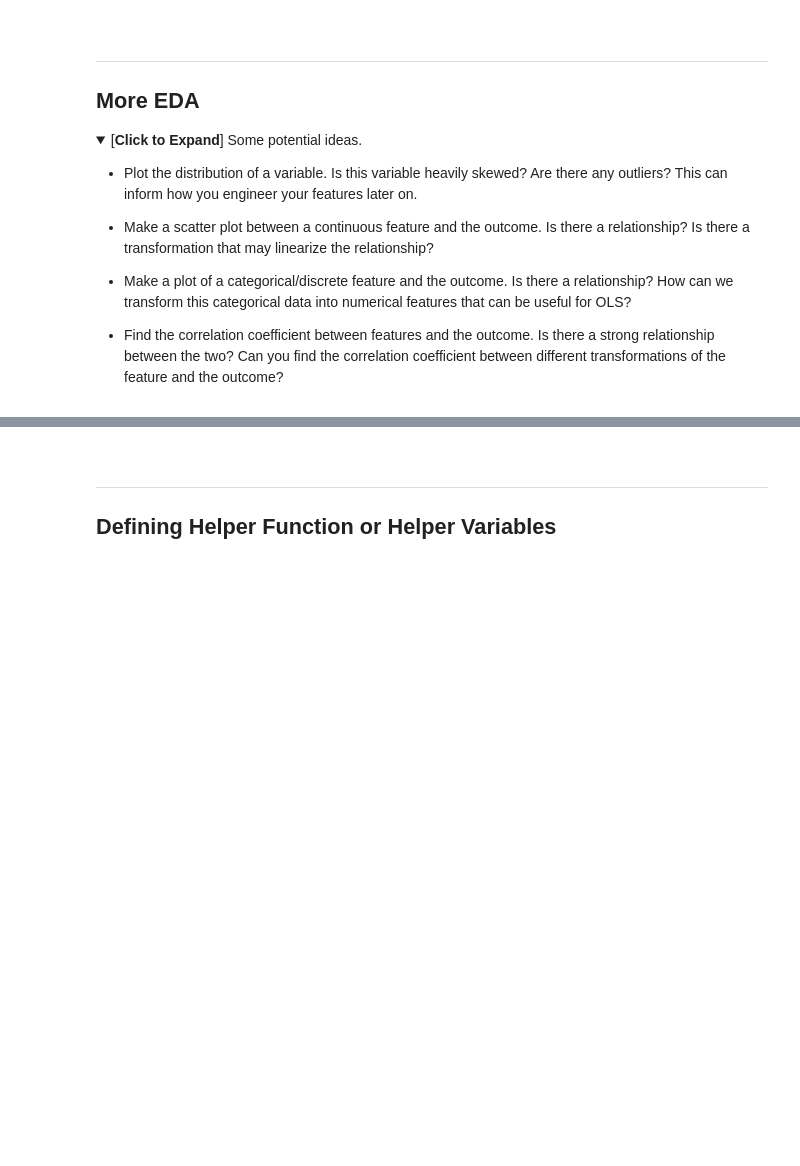
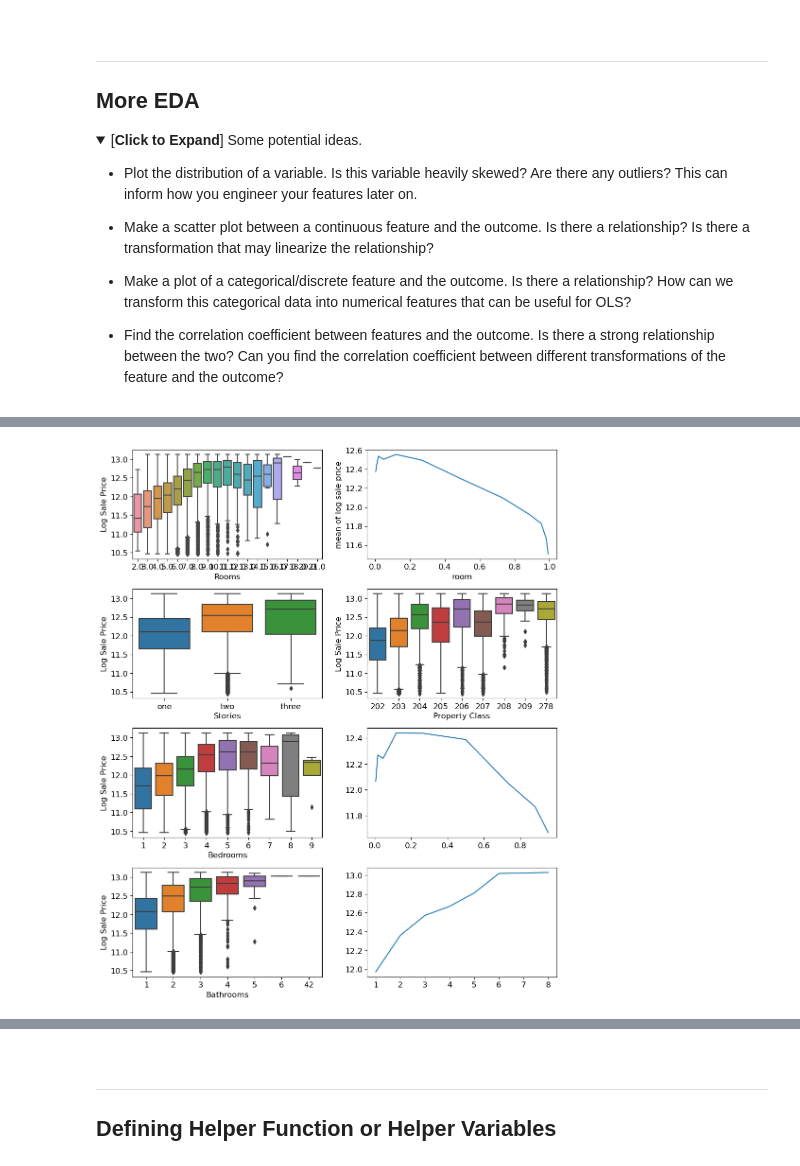
Before and after one commit to brandonconcepcion/Prophecy-of-Properties, a Jupyter notebook: Notebook.ipynb, the cells around one changed output, grey strips where cells are left out. Drawn from its saved outputs; the diff is of its cells as text; code cells hidden in the pictures; folded sections open; blank space fills up the shorter version.

```diff
--- a/Notebook.ipynb
+++ b/Notebook.ipynb
@@ -1078,0 +1116,59 @@ plt.subplots_adjust(left=0.1, right=0.5, top=0.5, bottom=0.2)
+# %%
+rooms_regex = r'has a total of (\d+) rooms'
+data_train['Rooms'] = data_train['Description'].str.extract(rooms_regex).astype(float)
+data_train['Rooms'] = data_train['Rooms']
+
+plt.figure(figsize=(10, 12))
+plt.subplot(4, 2, 1)
+sns.boxplot(x='Rooms', y='Log Sale Price', data=data_train)
+
+
+plt.subplot(4, 2, 2)
+# not much change after 13, so cap it at 13
+data_train['Rooms'] = np.clip(data_train['Rooms'], a_min=0, a_max=13)
+data_room_1 = data_train[["Rooms", "Log Sale Price"]].groupby("Rooms").agg("mean")
+data_room_2 = data_room_1[["Log Sale Price"]]
+
+# This is sigmoid functon with centering first
+room_shift = 7
+data_room_1.index = 1/(1+np.exp(data_room_1.index-room_shift))
+plt.plot(data_room_1.index, data_room_1)
+plt.xlabel("room")
+plt.ylabel("mean of log sale price")
+
+# very little so one-hot encode is okay
+data_train['Stories'] = data_train['Description'].str.extract(r'\s(\w+)-story')
+plt.subplot(4, 2, 3)
+# No transformation
+sns.boxplot(x='Stories', y='Log Sale Price', data=data_train)
+
+
+# another one-hot encode
+plt.subplot(4, 2, 4)
+sns.boxplot(x='Property Class', y='Log Sale Price', data=data_train)
+
+
+data_train['Bedrooms'] = data_train['Description'].str.extract(r', (\d+) of which').astype(int)
+plt.subplot(4, 2, 5)
+sns.boxplot(x='Bedrooms', y='Log Sale Price', data=data_train)
+data_bed = data_train[["Bedrooms", "Log Sale Price"]].groupby("Bedrooms").mean()[["Log Sale Price"]]
+
+
+# This is sigmoid functon with centering first
+bed_shift = 4
+data_bed.index = 1/(1+np.exp(data_bed.index-bed_shift))
+plt.subplot(4, 2, 6)
+plt.plot(data_bed.index, data_bed)
+
+
+data_train['Bathrooms'] = data_train['Description'].str.extract(r', and (\d+)').astype(int)
+plt.subplot(4, 2, 7)
+sns.boxplot(x='Bathrooms', y='Log Sale Price', data=data_train)
+data_train["Bathrooms"] = np.clip(data_train["Bathrooms"], a_min=0, a_max=8)
+data_bath = data_train[["Bathrooms", "Log Sale Price"]].groupby("Bathrooms").mean()[["Log Sale Price"]]
+plt.subplot(4, 2, 8)
+plt.plot(data_bath.index, data_bath)
+
+plt.tight_layout()
+# %% [output]
+[figure, added]
```
Also changed, not shown: parts of 33 cells of this notebook.
